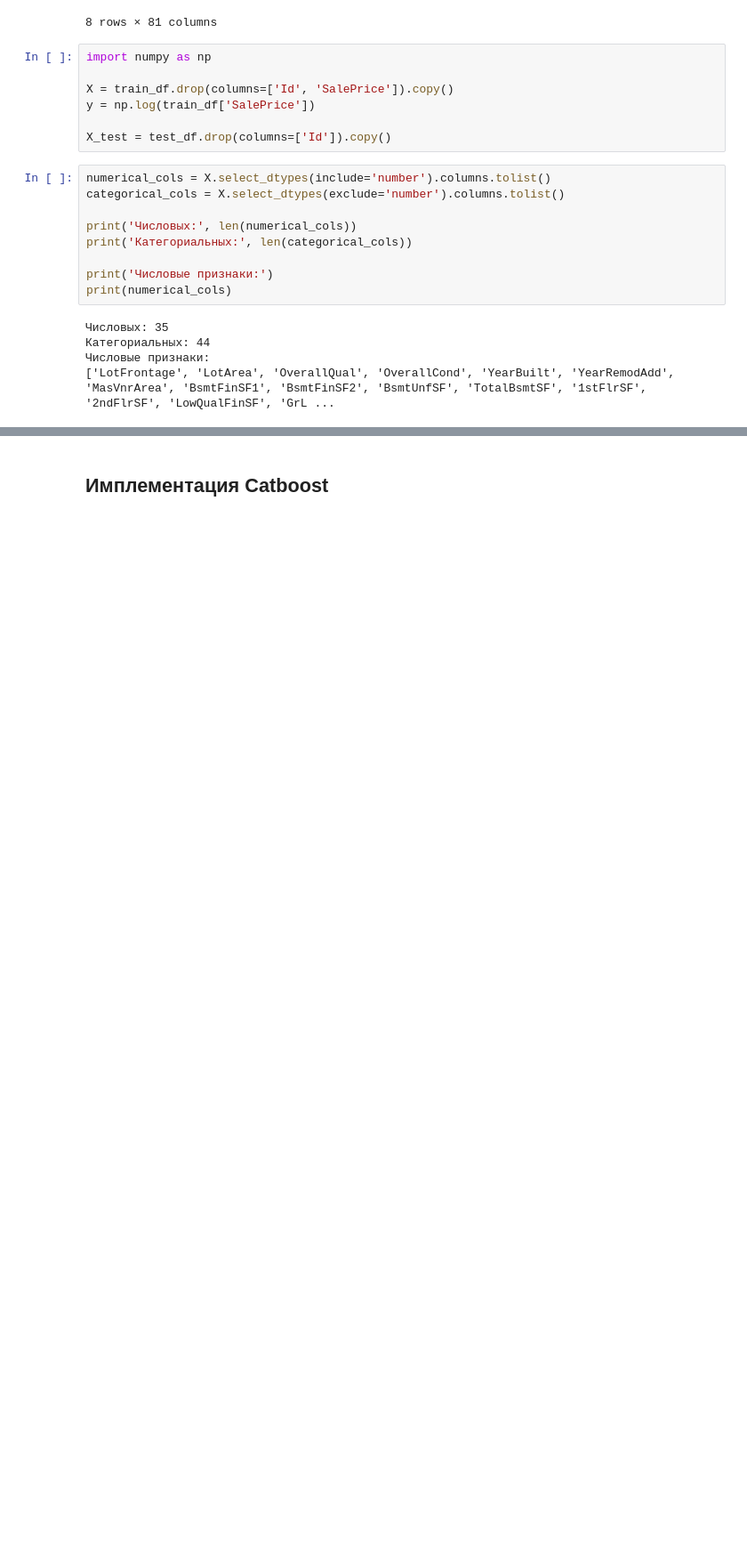
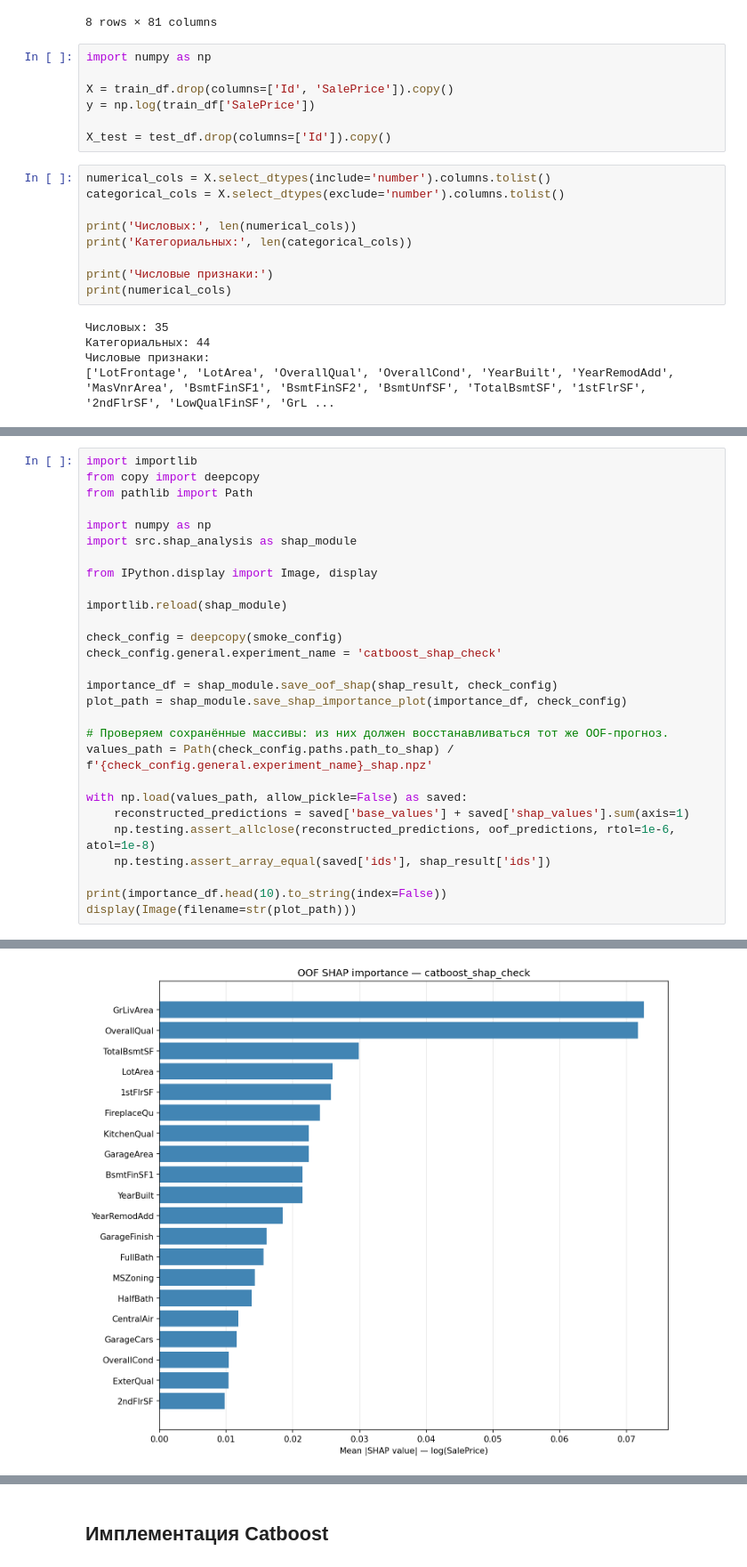
Before and after one commit to AntonUkhabin/House_Prices_Kaggle, a Jupyter notebook: draft.ipynb, the cells around one changed output, grey strips where cells are left out. Shown at 89% size. Saved outputs shown, nothing was run; the diff lists cells and outputs as text; blank space fills up the shorter version.

```diff
--- a/draft.ipynb
+++ b/draft.ipynb
@@ -127,0 +459,29 @@ print(numerical_cols)
+# %%
+import importlib
+from copy import deepcopy
+from pathlib import Path
+
+import numpy as np
+import src.shap_analysis as shap_module
+
+from IPython.display import Image, display
+
+importlib.reload(shap_module)
+
+check_config = deepcopy(smoke_config)
+check_config.general.experiment_name = 'catboost_shap_check'
+
+importance_df = shap_module.save_oof_shap(shap_result, check_config)
+plot_path = shap_module.save_shap_importance_plot(importance_df, check_config)
+
+# Проверяем сохранённые массивы: из них должен восстанавливаться тот же OOF-прогноз.
+values_path = Path(check_config.paths.path_to_shap) / f'{check_config.general.experiment_name}_shap.npz'
+
+with np.load(values_path, allow_pickle=False) as saved:
+    reconstructed_predictions = saved['base_values'] + saved['shap_values'].sum(axis=1)
+    np.testing.assert_allclose(reconstructed_predictions, oof_predictions, rtol=1e-6, atol=1e-8)
+    np.testing.assert_array_equal(saved['ids'], shap_result['ids'])
+
+print(importance_df.head(10).to_string(index=False))
+display(Image(filename=str(plot_path)))
+# %% [output]
@@ -127,0 +503 @@ print(numerical_cols)
+[figure, added]
```
Also changed, not shown: parts of 13 cells of this notebook, 4 other files.
